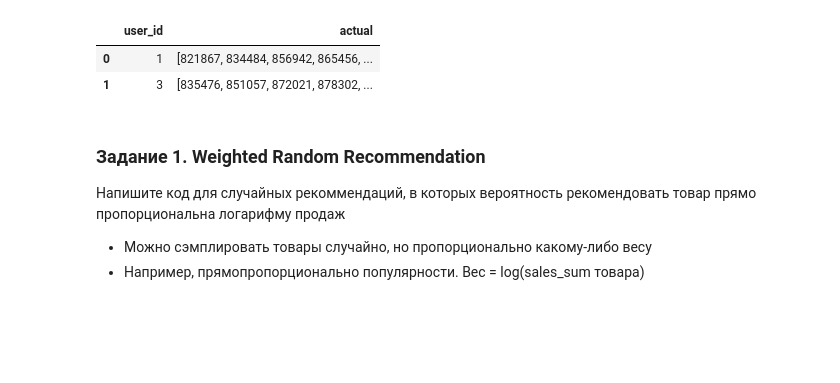
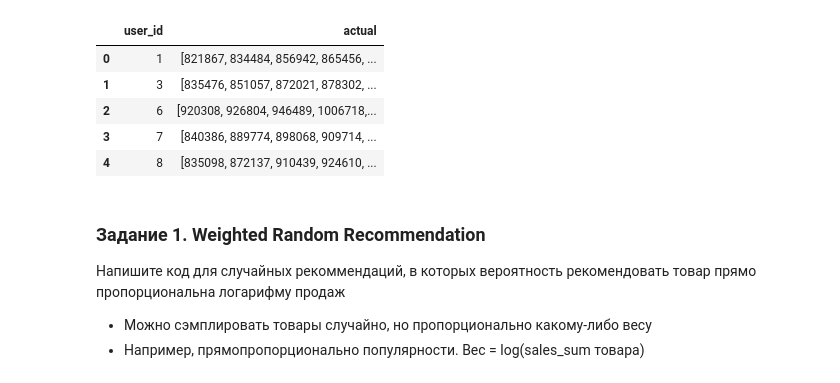
Before and after one commit to stavrtin/RecSys, a Jupyter notebook: hw_2.ipynb, the cells around one changed output. Saved outputs shown, nothing was run; the diff lists cells and outputs as text; code cells hidden in the pictures; blank space fills up the shorter version.

```diff
--- a/hw_2.ipynb
+++ b/hw_2.ipynb
@@ -18,6 +21,6 @@ from implicit.evaluation import precision_at_k, mean_average_precision_at_k, AUC
 # %%
-data = pd.read_csv('../data/retail_train.csv')
-data.head(2)
+data = pd.read_csv('./data/retail_train.csv')
+data.head(3)
 # %% [output]
 |  | user_id | basket_id | day | item_id | quantity | sales_value | store_id | retail_disc | trans_time | ... |
 | 0 | 2375 | 26984851472 | 1 | 1004906 | 1 | 1.39 | 364 | -0.6 | 1631 | ... |
@@ -30,11 +132,14 @@ data_test = data[data['week_no'] >= data['week_no'].max() - test_size_weeks]
 # %%
 result = data_test.groupby('user_id')['item_id'].unique().reset_index()
 result.columns=['user_id', 'actual']
-result.head(2)
+result.head(5)
 # %% [output]
 |  | user_id | actual |
 | 0 | 1 | [821867, 834484, 856942, 865456, ... |
 | 1 | 3 | [835476, 851057, 872021, 878302, ... |
+| 2 | 6 | [920308, 926804, 946489, 1006718,... |
+| 3 | 7 | [840386, 889774, 898068, 909714, ... |
+| 4 | 8 | [835098, 872137, 910439, 924610, ... |
 # %% [markdown]
 ### Задание 1. Weighted Random Recommendation
 
```
Also changed, not shown: parts of 36 cells of this notebook.
